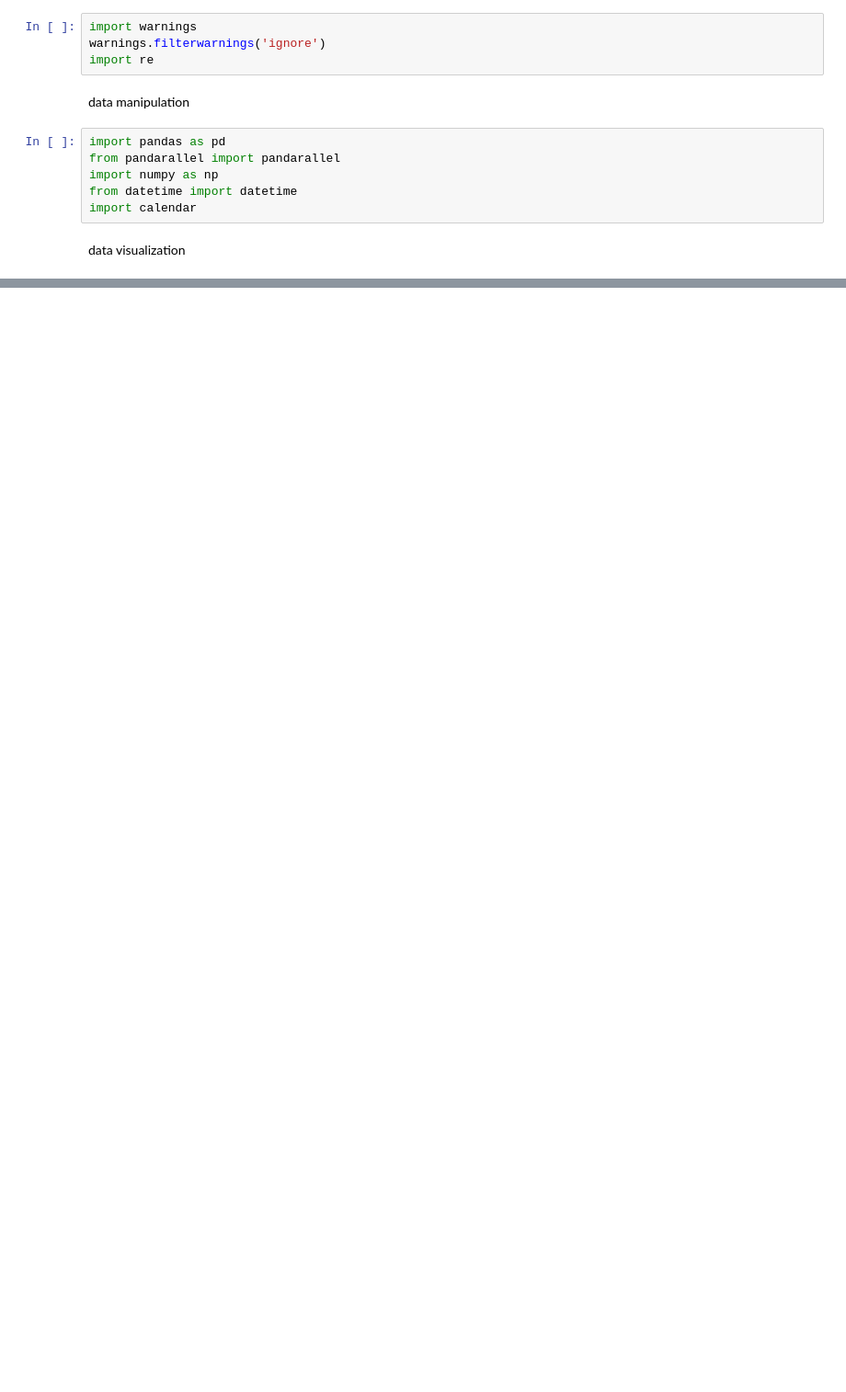
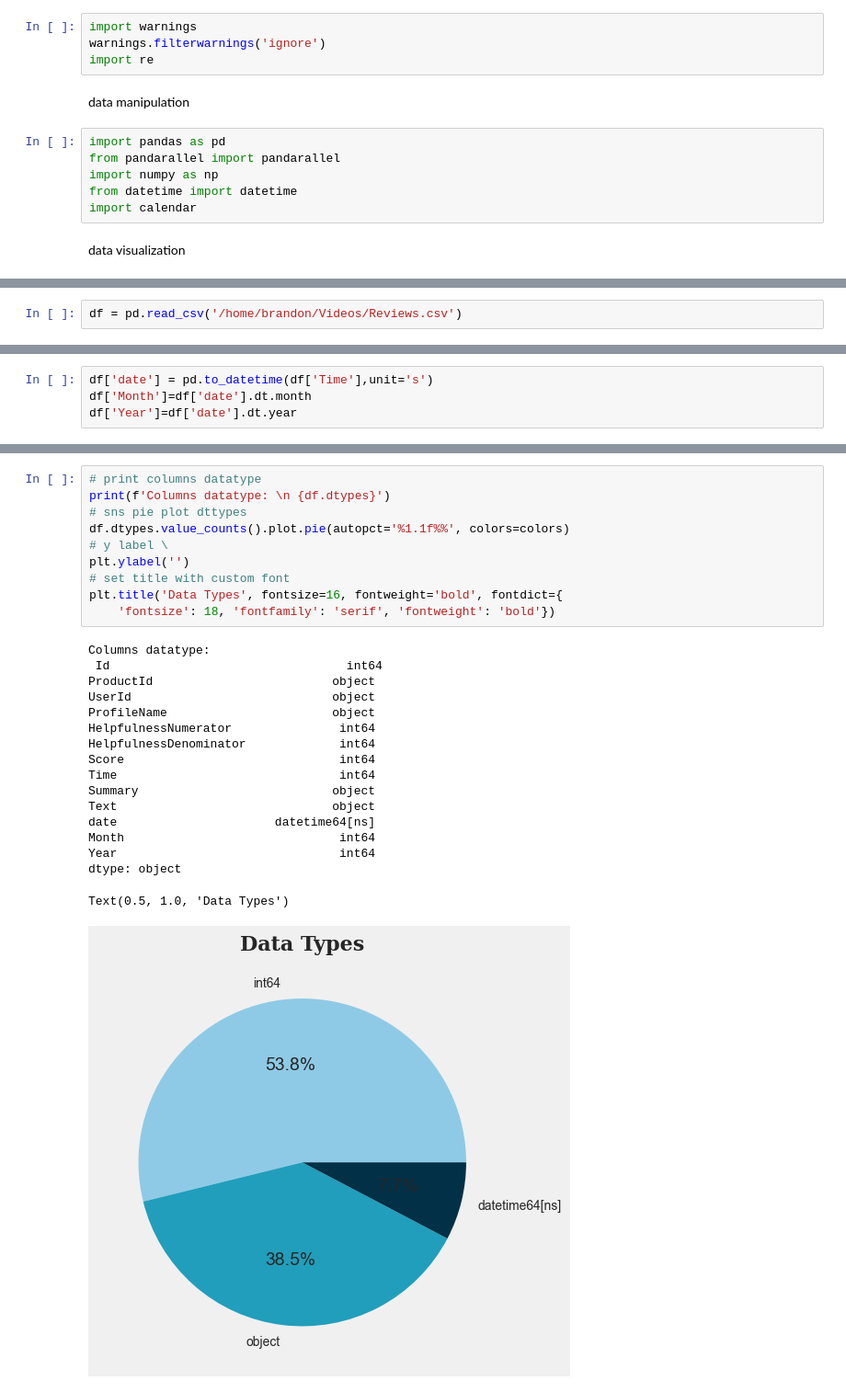
Before and after one commit to tinegaCollins/exp-w-sentiment-analysis-api, a Jupyter notebook: model/model.ipynb, the cells around one changed output, grey strips where cells are left out. Shown: that part at 92% size. Cells and saved outputs as stored; diff of their text form; blank space fills up the shorter version.

```diff
--- a/model/model.ipynb
+++ b/model/model.ipynb
@@ -69,0 +74,2 @@ INFO: Pandarallel will use Memory file system to transfer data between the main
+# %%
+df = pd.read_csv('/home/brandon/Videos/Reviews.csv')
@@ -69,0 +78,4 @@ INFO: Pandarallel will use Memory file system to transfer data between the main
+# %%
+df['date'] = pd.to_datetime(df['Time'],unit='s')
+df['Month']=df['date'].dt.month
+df['Year']=df['date'].dt.year
@@ -69,0 +91,28 @@ INFO: Pandarallel will use Memory file system to transfer data between the main
+# %%
+# print columns datatype
+print(f'Columns datatype: \n {df.dtypes}')
+# sns pie plot dttypes
+df.dtypes.value_counts().plot.pie(autopct='%1.1f%%', colors=colors)
+# y label \
+plt.ylabel('')
+# set title with custom font
+plt.title('Data Types', fontsize=16, fontweight='bold', fontdict={
+    'fontsize': 18, 'fontfamily': 'serif', 'fontweight': 'bold'})
+# %% [output]
+Columns datatype:
+ Id                                 int64
+ProductId                         object
+UserId                            object
+ProfileName                       object
+HelpfulnessNumerator               int64
+HelpfulnessDenominator             int64
+Score                              int64
+Time                               int64
+Summary                           object
+Text                              object
+date                      datetime64[ns]
+Month                              int64
+Year                               int64
+dtype: object
+Text(0.5, 1.0, 'Data Types')
+[figure, added]
```
Also changed, not shown: parts of 12 cells of this notebook.
